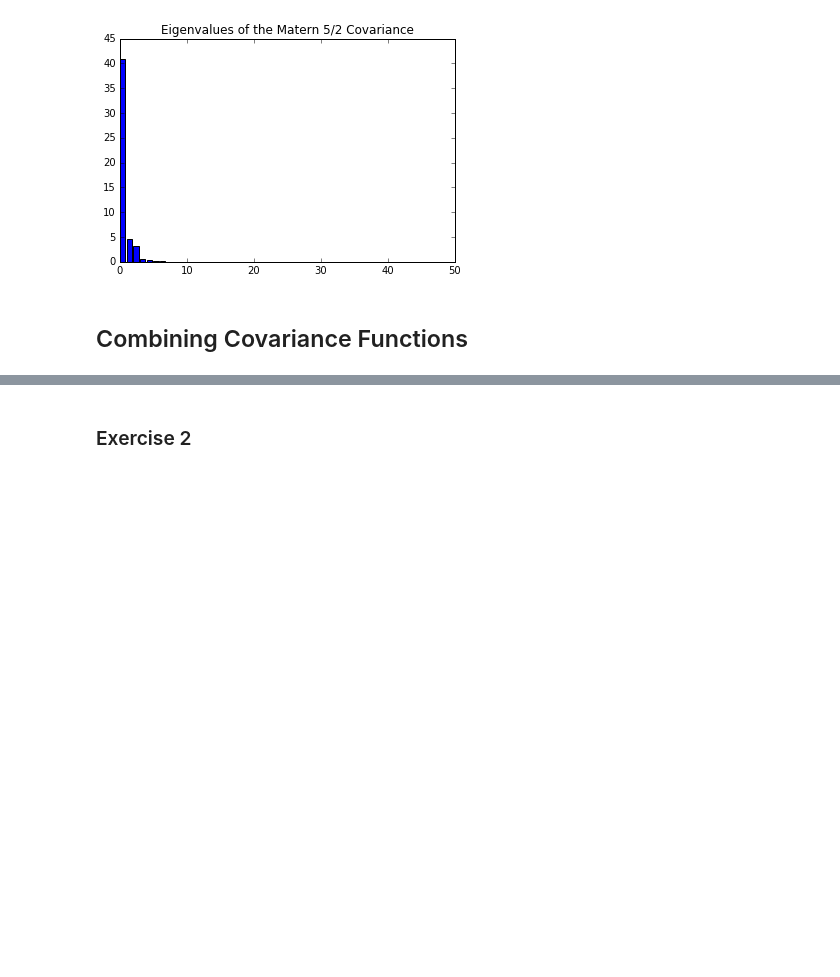
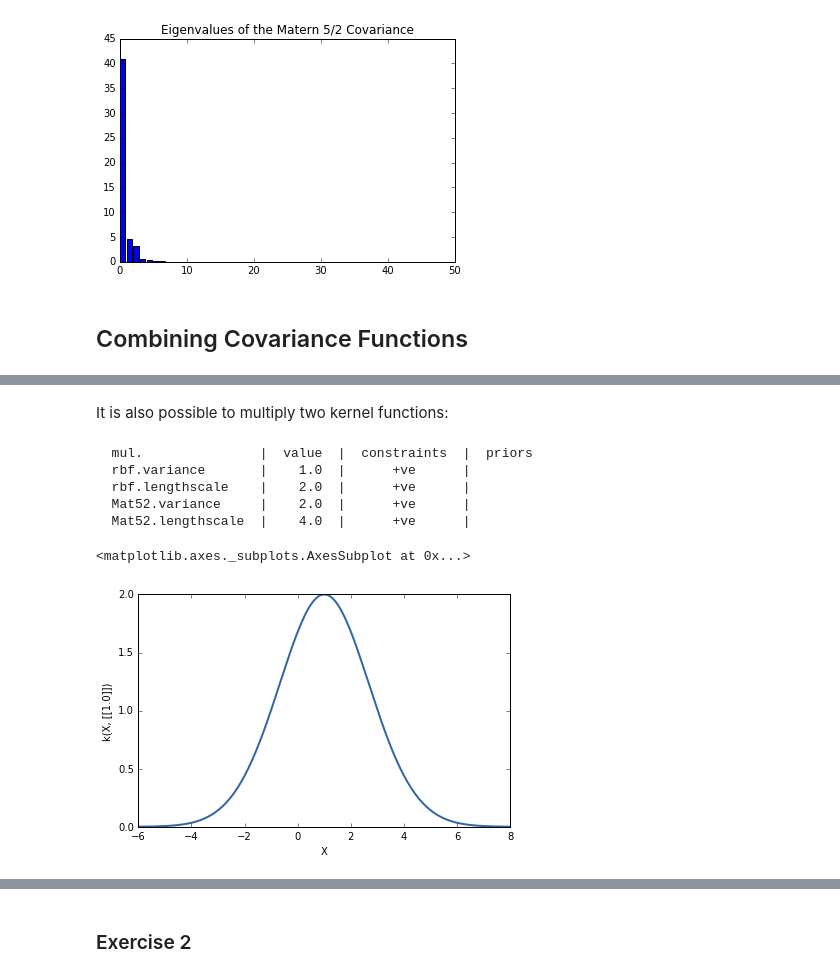
Before and after one commit to ShibataLab/GPyWorkshop, a Jupyter notebook: Part1/Experiments/Notebook1.ipynb, the cells around one changed output, grey strips where cells are left out. Cells and saved outputs as stored; diff of their text form; code cells hidden in the pictures; blank space fills up the shorter version.

```diff
--- a/Part1/Experiments/Notebook1.ipynb
+++ b/Part1/Experiments/Notebook1.ipynb
@@ -179,0 +199,14 @@ plt.title('Eigenvalues of the Matern 5/2 Covariance')
+# %% [markdown]
+It is also possible to multiply two kernel functions:
+# %%
+kern = kern1*kern2
+print kern
+kern.plot(plot_limits=[-6,8])
+# %% [output]
+  mul.               |  value  |  constraints  |  priors
+  rbf.variance       |    1.0  |      +ve      |
+  rbf.lengthscale    |    2.0  |      +ve      |
+  Mat52.variance     |    2.0  |      +ve      |
+  Mat52.lengthscale  |    4.0  |      +ve      |
+<matplotlib.axes._subplots.AxesSubplot at 0x...>
+[figure, added]
```
Also changed, not shown: parts of 117 cells of this notebook, 1 other file.
